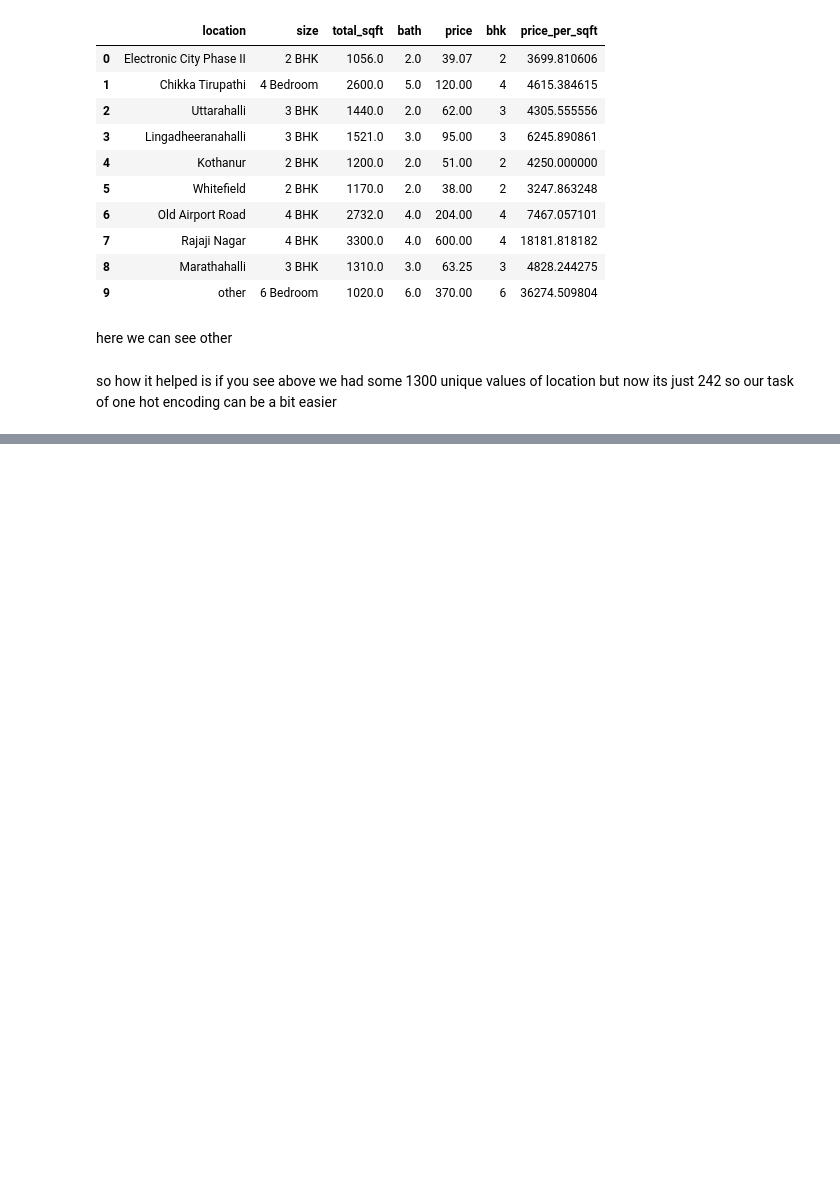
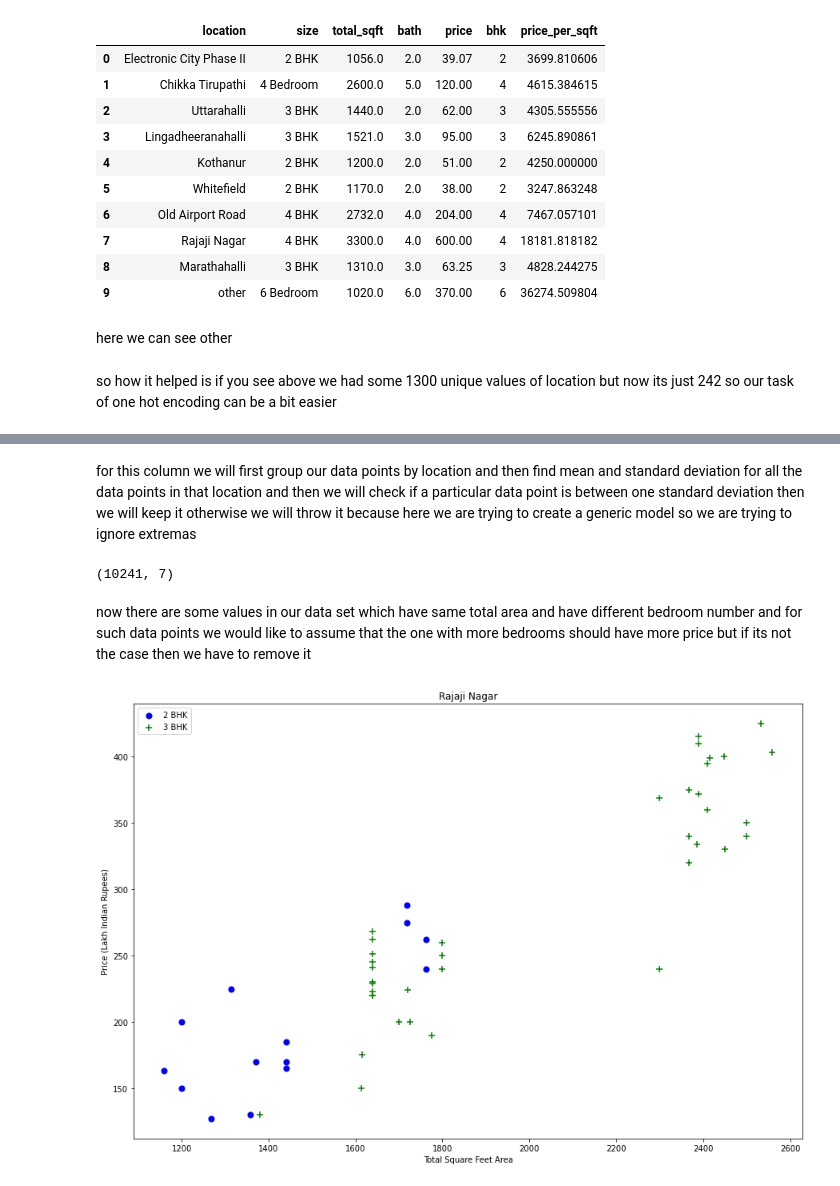
Before and after one commit to eddy1006/Real_Estate, a Jupyter notebook: bengaluru_price_prediction.ipynb, the cells around one changed output, grey strips where cells are left out. Saved outputs shown, nothing was run; the diff lists cells and outputs as text; code cells hidden in the pictures; blank space fills up the shorter version.

Commit message:
outlier detection and removal

```diff
--- a/bengaluru_price_prediction.ipynb
+++ b/bengaluru_price_prediction.ipynb
@@ -296,0 +316,3 @@ so how it helped is if you see above we had some 1300 unique values of location
+# %%
+df6 = df5[~(df5.total_sqft/df5.bhk<300)]
+df6.shape
@@ -296,0 +333,33 @@ so how it helped is if you see above we had some 1300 unique values of location
+# %% [markdown]
+for this column we will first group our data points by location and then find mean and standard deviation for all the data points in that location and then we will check if a particular data point is between one standard deviation then we will keep it otherwise we will throw it because here we are trying to create a generic model so we are trying to ignore extremas
+# %%
+def remove_pps_outlier(df):
+    df_out = pd.DataFrame()
+    for key,subdf in df.groupby('location'):
+        m = np.mean(subdf.price_per_sqft)
+        st = np.std(subdf.price_per_sqft)
+        reduced_df = subdf[(subdf.price_per_sqft>(m-st)) & (subdf.price_per_sqft<=(m+st))]
+        df_out = pd.concat([df_out,reduced_df],ignore_index=True)
+    return df_out
+
+df7 = remove_pps_outlier(df6)
+df7.shape
+# %% [output]
+(10241, 7)
+# %% [markdown]
+now there are some values in our data set which have same total area and have different bedroom number and for such data points we would like to assume that the one with more bedrooms should have more price but if its not the case then we have to remove it
+# %%
+def plot_scatter_chart(df,location):
+    bhk2 = df[(df.location == location) & (df.bhk == 2)]
+    bhk3 = df[(df.location == location) & (df.bhk == 3)]
+    matplotlib.rcParams['figure.figsize'] = (15,10)
+    plt.scatter(bhk2.total_sqft,bhk2.price,color='blue',label='2 BHK', s=50)
+    plt.scatter(bhk3.total_sqft,bhk3.price,marker='+', color='green',label='3 BHK', s=50)
+    plt.xlabel("Total Square Feet Area")
+    plt.ylabel("Price (Lakh Indian Rupees)")
+    plt.title(location)
+    plt.legend()
+
+plot_scatter_chart(df7,"Rajaji Nagar")
+# %% [output]
+[figure, added]
```
Also changed, not shown: parts of 22 cells of this notebook.
